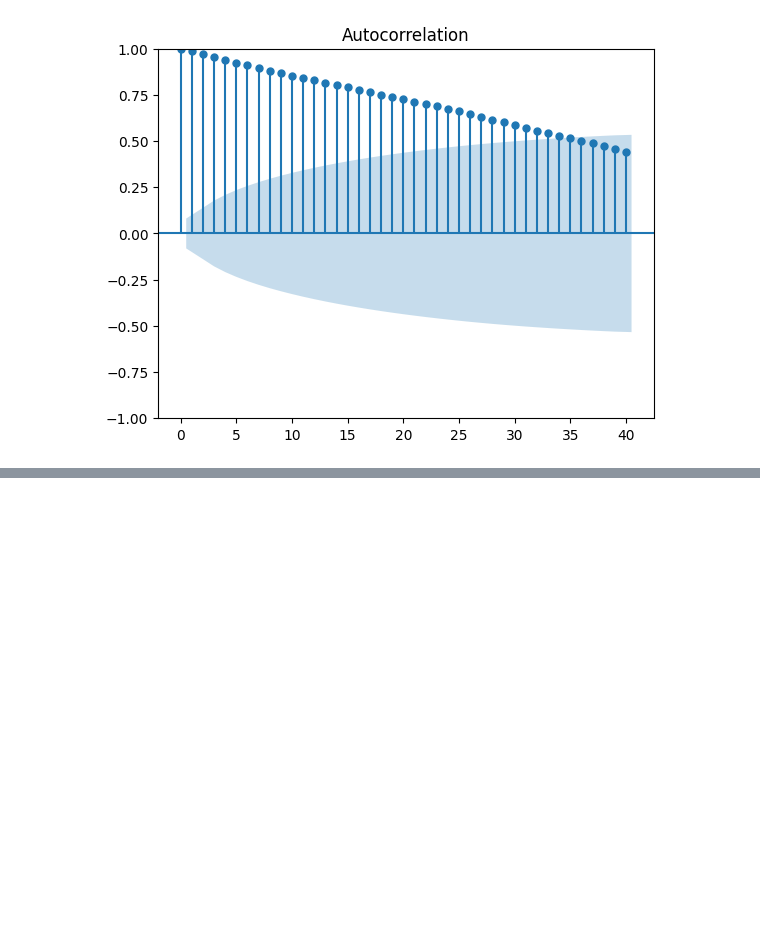
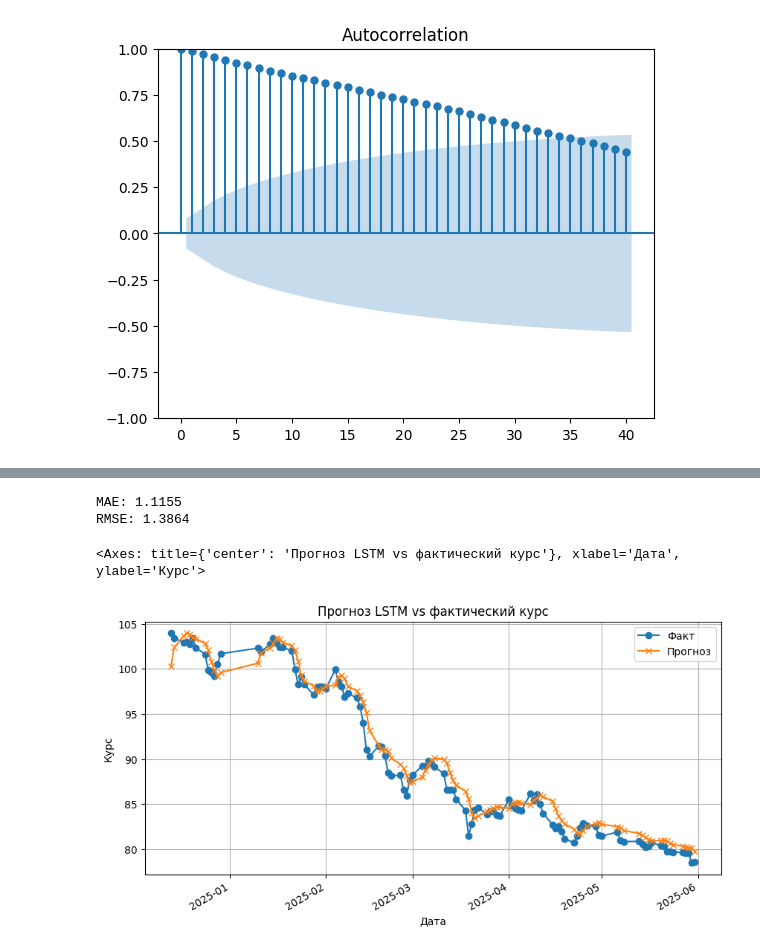
Before and after one commit to OspaNY/usd_to_rub_analysis, a Jupyter notebook: main.ipynb, the cells around one changed output, grey strips where cells are left out. Drawn from its saved outputs; the diff is of its cells as text; code cells hidden in the pictures; blank space fills up the shorter version.

```diff
--- a/main.ipynb
+++ b/main.ipynb
@@ -320,0 +368,8 @@ y_train, y_test = y[:split_index], y[split_index:]
+# %%
+y_pred_scaled = model.predict(x_test)
+
+# Обратное масштабирование:
+y_test_2d = y_test.reshape(-1, 1)
+
+y_pred = scaler.inverse_transform(y_pred_scaled)
+y_true = scaler.inverse_transform(y_test_2d)
@@ -320,0 +378,31 @@ y_train, y_test = y[:split_index], y[split_index:]
+# %%
+from sklearn.metrics import mean_absolute_error, mean_squared_error
+
+mae = mean_absolute_error(y_true, y_pred)
+rmse = np.sqrt(mean_squared_error(y_true, y_pred))
+
+print(f'MAE: {mae:.4f}')
+print(f'RMSE: {rmse:.4f}')
+# %% [output]
+MAE: 1.1155
+RMSE: 1.3864
+# %%
+dates = df_clear.index[n_steps_in + n_steps_out - 1:]
+dates_test = dates[split_index:]
+df_result = pd.DataFrame({
+    'Дата': dates_test,
+    'Факт': y_true.flatten(),
+    'Прогноз': y_pred.flatten()
+})
+df_result.set_index('Дата', inplace=True)
+# %%
+df_result.plot(
+    figsize=(10, 5),
+    title='Прогноз LSTM vs фактический курс',
+    style={'Факт': 'o-', 'Прогноз': 'x-'},
+    ylabel='Курс',
+    grid = True
+)
+# %% [output]
+<Axes: title={'center': 'Прогноз LSTM vs фактический курс'}, xlabel='Дата', ylabel='Курс'>
+[figure, added]
```
Also changed, not shown: parts of 4 cells of this notebook.
